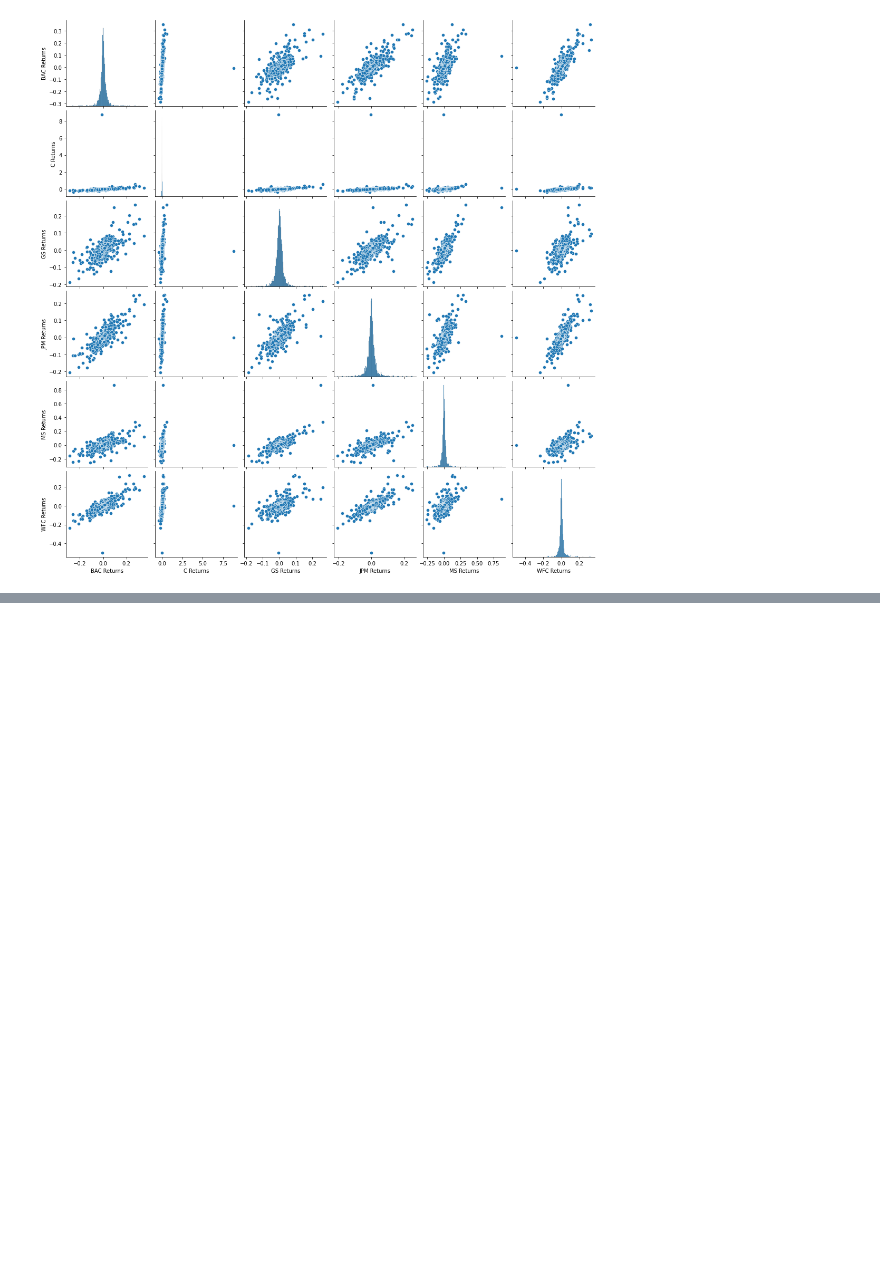
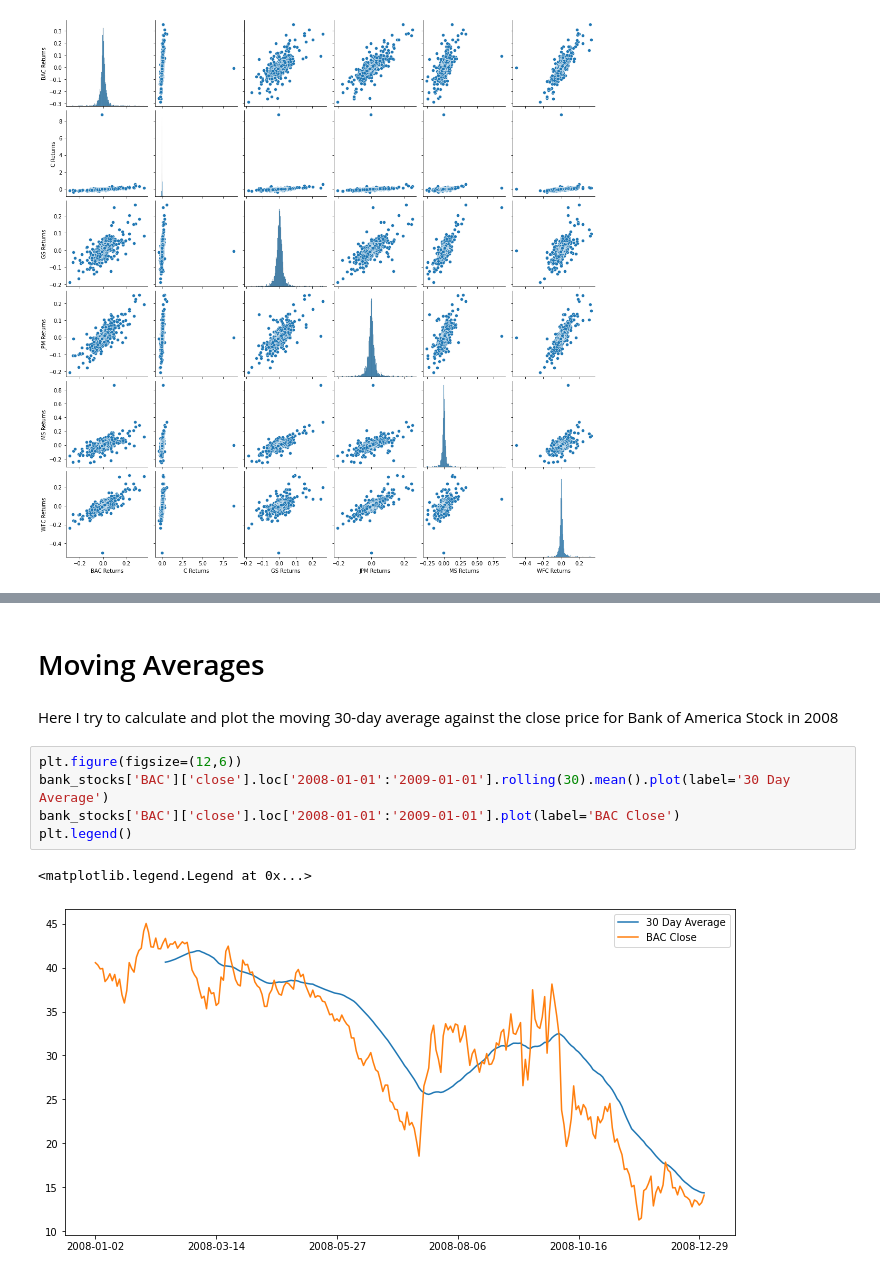
Before and after one commit to Egbu/Data-Science, a Jupyter notebook: Financial Data Analysis and Visualization.ipynb, the cells around one changed output, grey strips where cells are left out. Saved outputs shown, nothing was run; the diff lists cells and outputs as text; blank space fills up the shorter version.

```diff
--- a/Financial Data Analysis and Visualization.ipynb
+++ b/Financial Data Analysis and Visualization.ipynb
@@ -80,0 +160,12 @@ sns.pairplot(returns)
+# %% [markdown]
+# Moving Averages
+# %% [markdown]
+Here I try to calculate and plot the moving 30-day average against the close price for Bank of America Stock in 2008
+# %%
+plt.figure(figsize=(12,6))
+bank_stocks['BAC']['close'].loc['2008-01-01':'2009-01-01'].rolling(30).mean().plot(label='30 Day Average')
+bank_stocks['BAC']['close'].loc['2008-01-01':'2009-01-01'].plot(label='BAC Close')
+plt.legend()
+# %% [output]
+<matplotlib.legend.Legend at 0x...>
+[figure, added]
```
Also changed, not shown: parts of 26 cells of this notebook, 5 other files.
